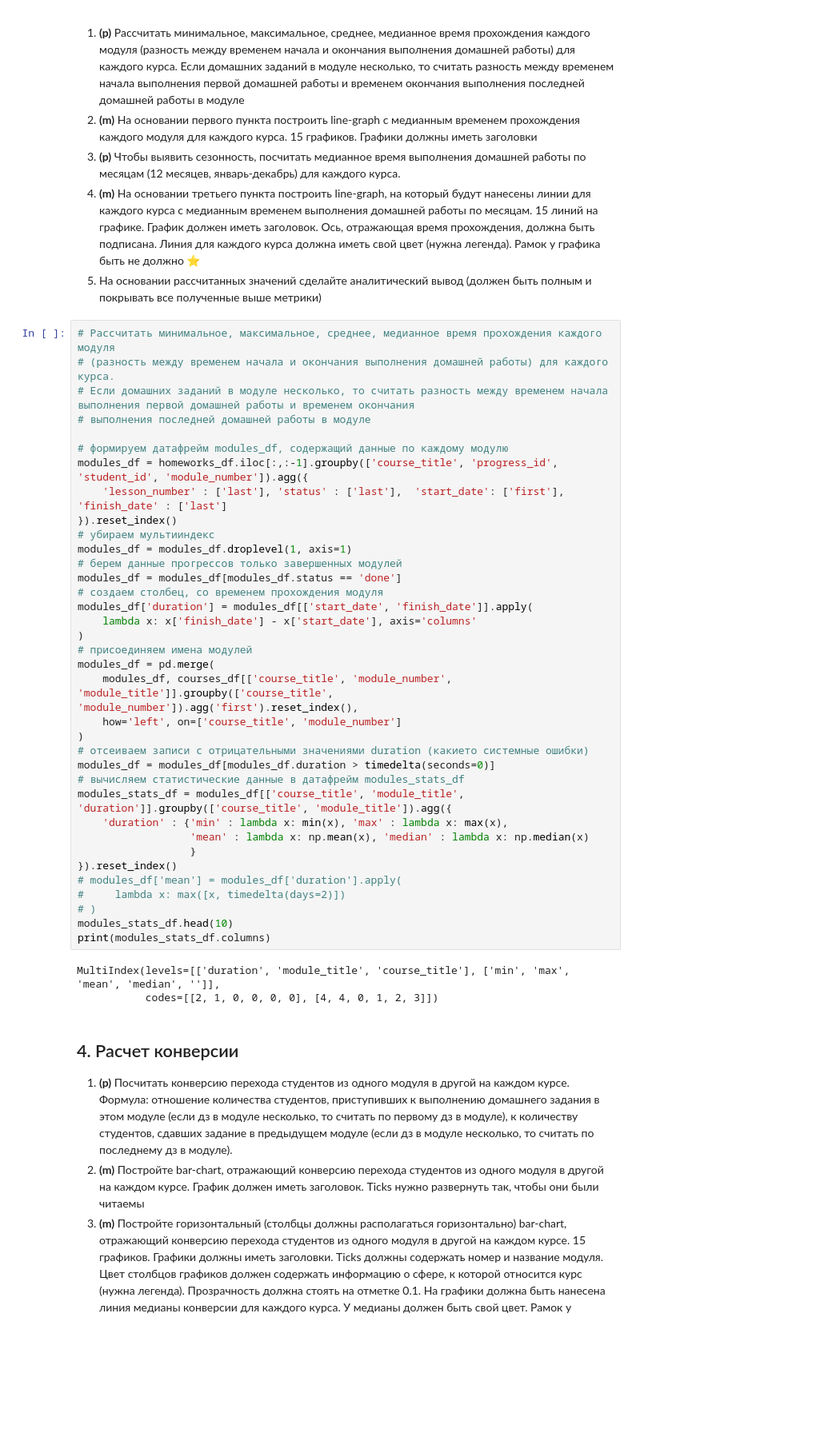
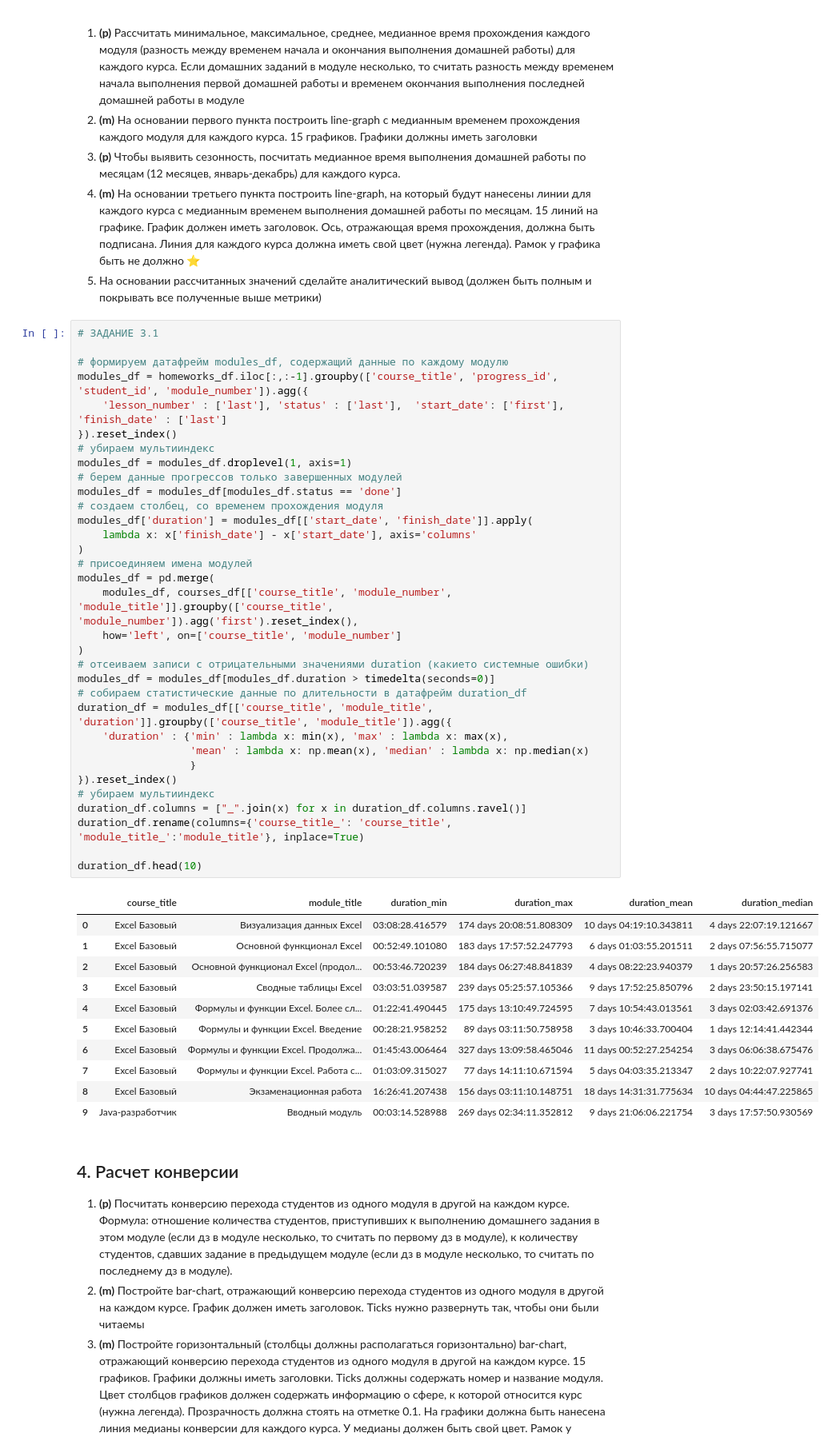
Before and after one commit to Dreeamcatcher/repo, a Jupyter notebook: skillbox/Data analytics - junior/course works/1/Coursework_analytics_1.ipynb, the cells around one changed output. Shown at 80% size. Drawn from its saved outputs; the diff is of its cells as text; blank space fills up the shorter version.

```diff
--- a/skillbox/Data analytics - junior/course works/1/Coursework_analytics_1.ipynb
+++ b/skillbox/Data analytics - junior/course works/1/Coursework_analytics_1.ipynb
@@ -500,44 +500,50 @@ plt.show()
 4. **(m)** На основании третьего пункта построить line-graph, на который будут нанесены линии для каждого курса с медианным временем выполнения домашней работы по месяцам. 15 линий на графике. График должен иметь заголовок. Ось, отражающая время прохождения, должна быть подписана. Линия для каждого курса должна иметь свой цвет (нужна легенда). Рамок у графика быть не должно  ⭐
 5. На основании рассчитанных значений сделайте аналитический вывод (должен быть полным и покрывать все полученные выше метрики)
 # %%
-# Рассчитать минимальное, максимальное, среднее, медианное время прохождения каждого модуля
-# (разность между временем начала и окончания выполнения домашней работы) для каждого курса.
-# Если домашних заданий в модуле несколько, то считать разность между временем начала выполнения первой домашней работы и временем окончания
-# выполнения последней домашней работы в модуле
+# ЗАДАНИЕ 3.1
 
 # формируем датафрейм modules_df, содержащий данные по каждому модулю
 modules_df = homeworks_df.iloc[:,:-1].groupby(['course_title', 'progress_id', 'student_id', 'module_number']).agg({
     'lesson_number' : ['last'], 'status' : ['last'],  'start_date': ['first'], 'finish_date' : ['last']
 }).reset_index()
 # убираем мультииндекс
 modules_df = modules_df.droplevel(1, axis=1)
 # берем данные прогрессов только завершенных модулей
 modules_df = modules_df[modules_df.status == 'done']
 # создаем столбец, со временем прохождения модуля
 modules_df['duration'] = modules_df[['start_date', 'finish_date']].apply(
     lambda x: x['finish_date'] - x['start_date'], axis='columns'
 )
 # присоединяем имена модулей
 modules_df = pd.merge(
     modules_df, courses_df[['course_title', 'module_number', 'module_title']].groupby(['course_title', 'module_number']).agg('first').reset_index(),
     how='left', on=['course_title', 'module_number']
 )
 # отсеиваем записи с отрицательными значениями duration (какието системные ошибки)
 modules_df = modules_df[modules_df.duration > timedelta(seconds=0)]
-# вычисляем статистические данные в датафрейм modules_stats_df
-modules_stats_df = modules_df[['course_title', 'module_title', 'duration']].groupby(['course_title', 'module_title']).agg({
+# собираем статистические данные по длительности в датафрейм duration_df
+duration_df = modules_df[['course_title', 'module_title', 'duration']].groupby(['course_title', 'module_title']).agg({
     'duration' : {'min' : lambda x: min(x), 'max' : lambda x: max(x),
                   'mean' : lambda x: np.mean(x), 'median' : lambda x: np.median(x)
                   }
 }).reset_index()
-# modules_df['mean'] = modules_df['duration'].apply(
-#     lambda x: max([x, timedelta(days=2)])
-# )
-modules_stats_df.head(10)
-print(modules_stats_df.columns)
+# убираем мультииндекс
+duration_df.columns = ["_".join(x) for x in duration_df.columns.ravel()]
+duration_df.rename(columns={'course_title_': 'course_title', 'module_title_':'module_title'}, inplace=True)
+
+duration_df.head(10)
 # %% [output]
-MultiIndex(levels=[['duration', 'module_title', 'course_title'], ['min', 'max', 'mean', 'median', '']],
-           codes=[[2, 1, 0, 0, 0, 0], [4, 4, 0, 1, 2, 3]])
+|  | course_title | module_title | duration_min | duration_max | duration_mean | duration_median |
+| 0 | Excel Базовый | Визуализация данных Excel | 03:08:28.416579 | 174 days 20:08:51.808309 | 10 days 04:19:10.343811 | 4 days 22:07:19.121667 |
+| 1 | Excel Базовый | Основной функционал Excel | 00:52:49.101080 | 183 days 17:57:52.247793 | 6 days 01:03:55.201511 | 2 days 07:56:55.715077 |
+| 2 | Excel Базовый | Основной функционал Excel (продол... | 00:53:46.720239 | 184 days 06:27:48.841839 | 4 days 08:22:23.940379 | 1 days 20:57:26.256583 |
+| 3 | Excel Базовый | Сводные таблицы Excel | 03:03:51.039587 | 239 days 05:25:57.105366 | 9 days 17:52:25.850796 | 2 days 23:50:15.197141 |
+| 4 | Excel Базовый | Формулы и функции Excel. Более сл... | 01:22:41.490445 | 175 days 13:10:49.724595 | 7 days 10:54:43.013561 | 3 days 02:03:42.691376 |
+| 5 | Excel Базовый | Формулы и функции Excel. Введение | 00:28:21.958252 | 89 days 03:11:50.758958 | 3 days 10:46:33.700404 | 1 days 12:14:41.442344 |
+| 6 | Excel Базовый | Формулы и функции Excel. Продолжа... | 01:45:43.006464 | 327 days 13:09:58.465046 | 11 days 00:52:27.254254 | 3 days 06:06:38.675476 |
+| 7 | Excel Базовый | Формулы и функции Excel. Работа с... | 01:03:09.315027 | 77 days 14:11:10.671594 | 5 days 04:03:35.213347 | 2 days 10:22:07.927741 |
+| 8 | Excel Базовый | Экзаменационная работа | 16:26:41.207438 | 156 days 03:11:10.148751 | 18 days 14:31:31.775634 | 10 days 04:44:47.225865 |
+| 9 | Java-разработчик | Вводный модуль | 00:03:14.528988 | 269 days 02:34:11.352812 | 9 days 21:06:06.221754 | 3 days 17:57:50.930569 |
 # %% [markdown]
 ## 4. Расчет конверсии
 
```
Also changed, not shown: parts of 1 cell of this notebook.
